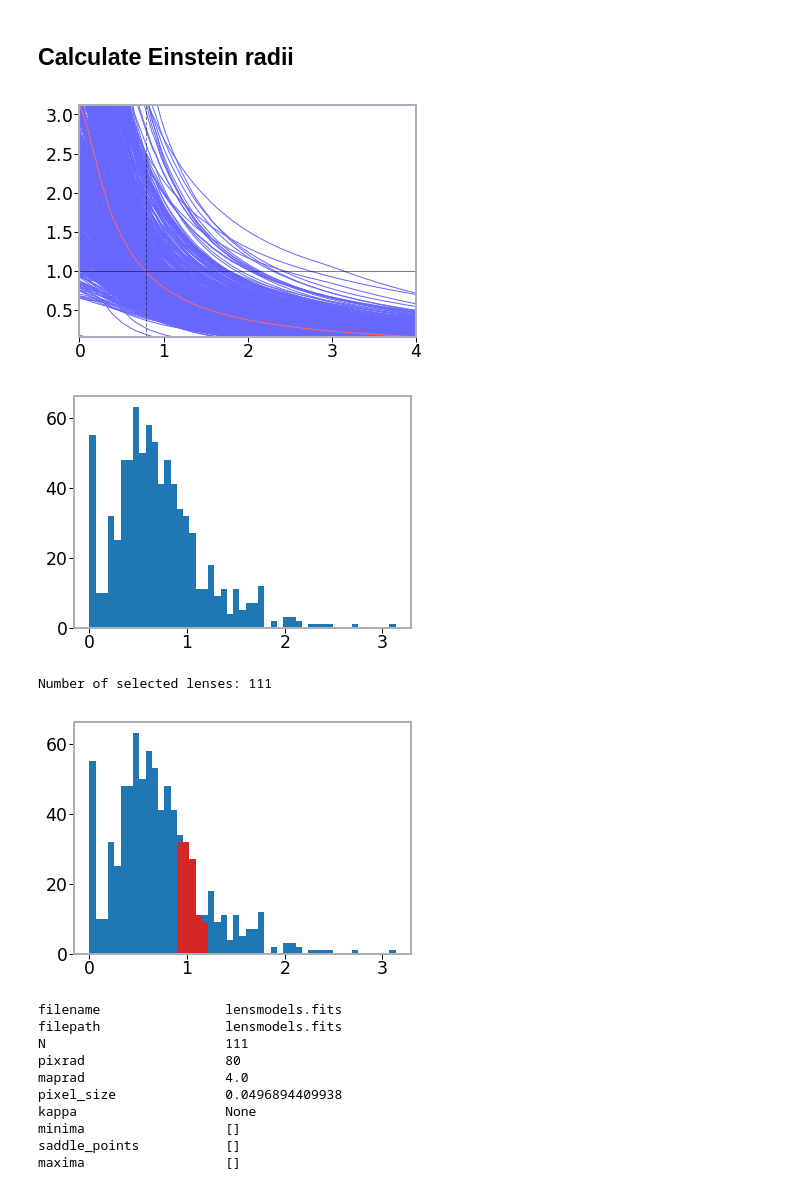
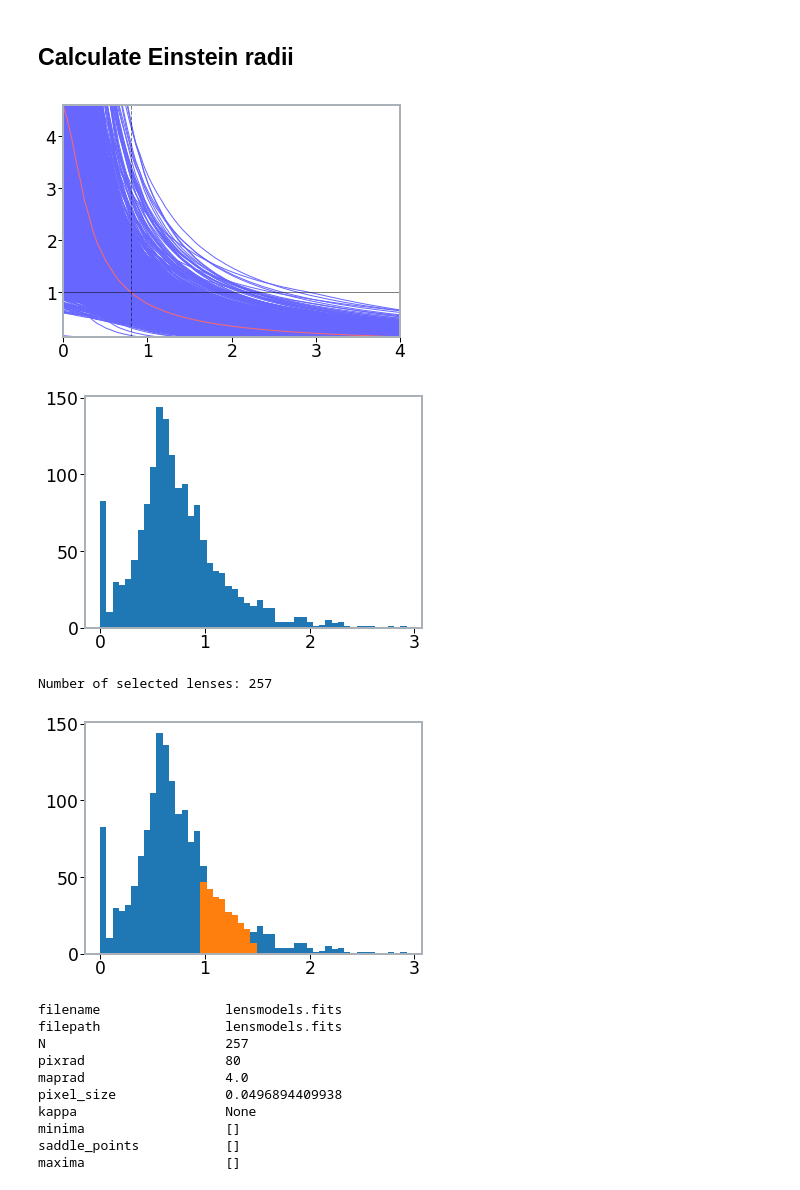
Before and after one commit to phdenzel/slacs-match, a Jupyter notebook: kappa_analysis.ipynb, the cells around one changed output. Drawn from its saved outputs; the diff is of its cells as text; code cells hidden in the pictures.

```diff
--- a/kappa_analysis.ipynb
+++ b/kappa_analysis.ipynb
@@ -19,6 +19,7 @@ glass = glass_renv()
 # %% [markdown]
 ## Read kappa maps
 # %%
-states = !ls models/kappa/AGNT8/*.fits
-# states = !ls models/kappa/FBconst/*.fits
-# states
+files = !ls models/kappa/*/*.fits
+# files = !ls models/kappa/AGNT8/*.fits
+# files = !ls models/kappa/FBconst/*.fits
+# files
@@ -26,0 +26,3 @@ models = LensModel(states)
+# %%
+models = LensModel(files)
+print(models.__v__)
@@ -26,0 +42,9 @@ models = LensModel(states)
+# %%
+target_RE = 1.2667
+zl = 0.23
+zs = 0.8
+newzl = 0.2076
+newzs = 0.5241
+
+models.rescale(zl, zs, newzl, newzs)
+print(models.__v__)
@@ -60,7 +84,7 @@ kappa_profiles_plot(models, ensemble_average=True)  # , as_range=True, interpola
 # plt.ylim(0.1, 15)
 plt.show()
 # %% [output]
-[figure, old version]
+[figure, new version]
 # %%
 # first re-calculate profiles
 kappa_profiles = []
@@ -79,21 +103,20 @@ bins = np.linspace(0, einstein_radii.max(), 50)
 plt.hist(einstein_radii, bins=bins)
 plt.show()
 # %% [output]
-[figure, old version]
+[figure, new version]
 # %%
-target = 1.1
-pm = [-0.2, 0.1]
-cond = [einstein_radii > (target+pm[0]), einstein_radii < (target+pm[1])]
+pm = [-0.3, 0.2]
+cond = [einstein_radii > (target_RE+pm[0]), einstein_radii < (target_RE+pm[1])]
 select = cond[0] * cond[1]
 print("Number of selected lenses: {}".format(len(einstein_radii[select])))
 # %% [output]
-Number of selected lenses: 111
+Number of selected lenses: 257
 # %%
 plt.hist(einstein_radii, bins=bins, color='tab:blue')
-plt.hist(einstein_radii[select], bins=bins, color='tab:red')
+plt.hist(einstein_radii[select], bins=bins, color='tab:orange')
 plt.show()
 # %% [output]
-[figure, old version]
+[figure, new version]
 # %%
 lm = models.subset(mask=select)
 # lm = models
@@ -101,7 +124,7 @@ print(lm.__v__)
 # %% [output]
 filename                lensmodels.fits
 filepath                lensmodels.fits
-N                       111
+N                       257
 pixrad                  80
 maprad                  4.0
 pixel_size              0.0496894409938
```
Also changed, not shown: parts of 7 cells of this notebook, 7 other files.
